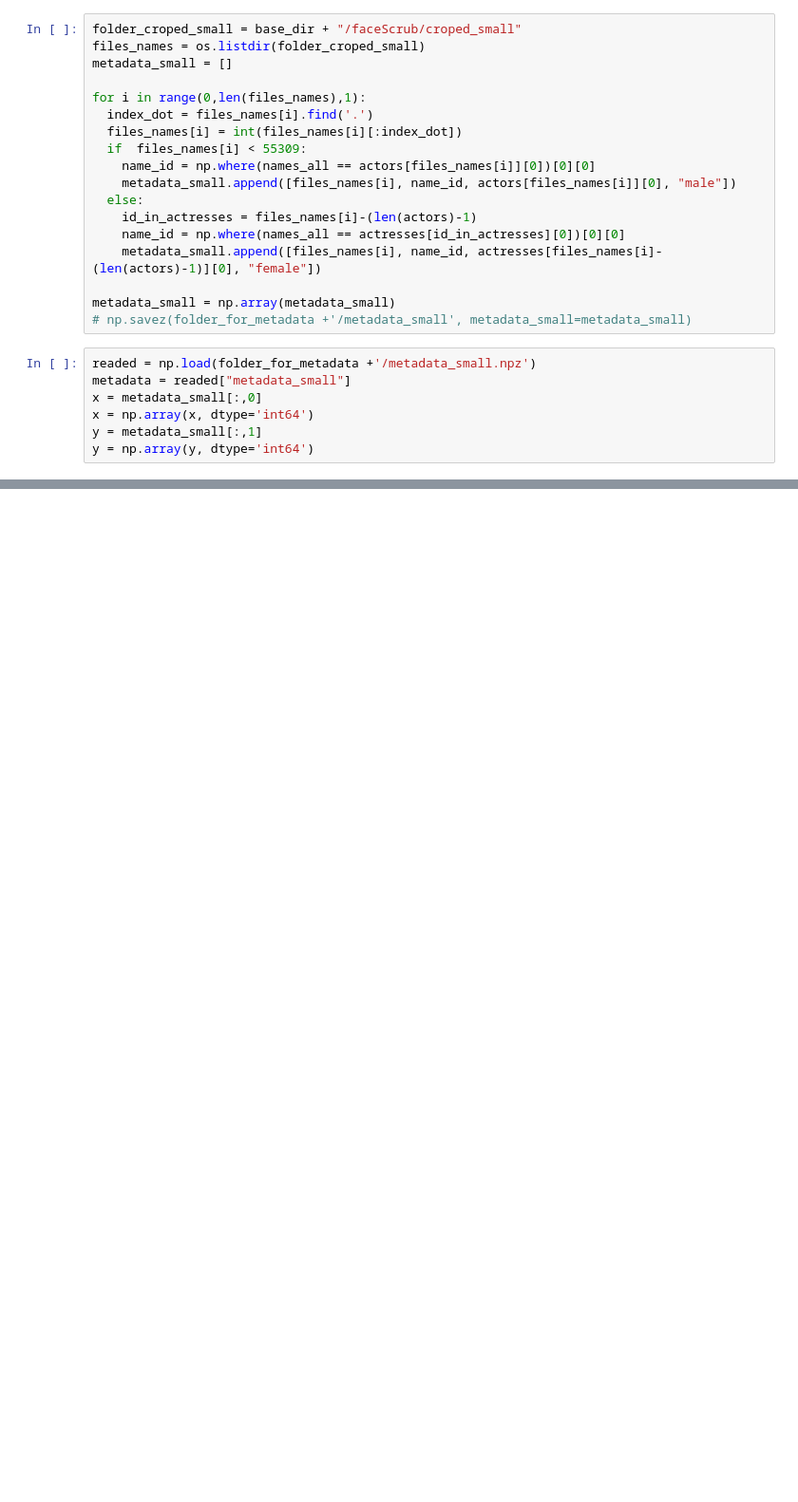
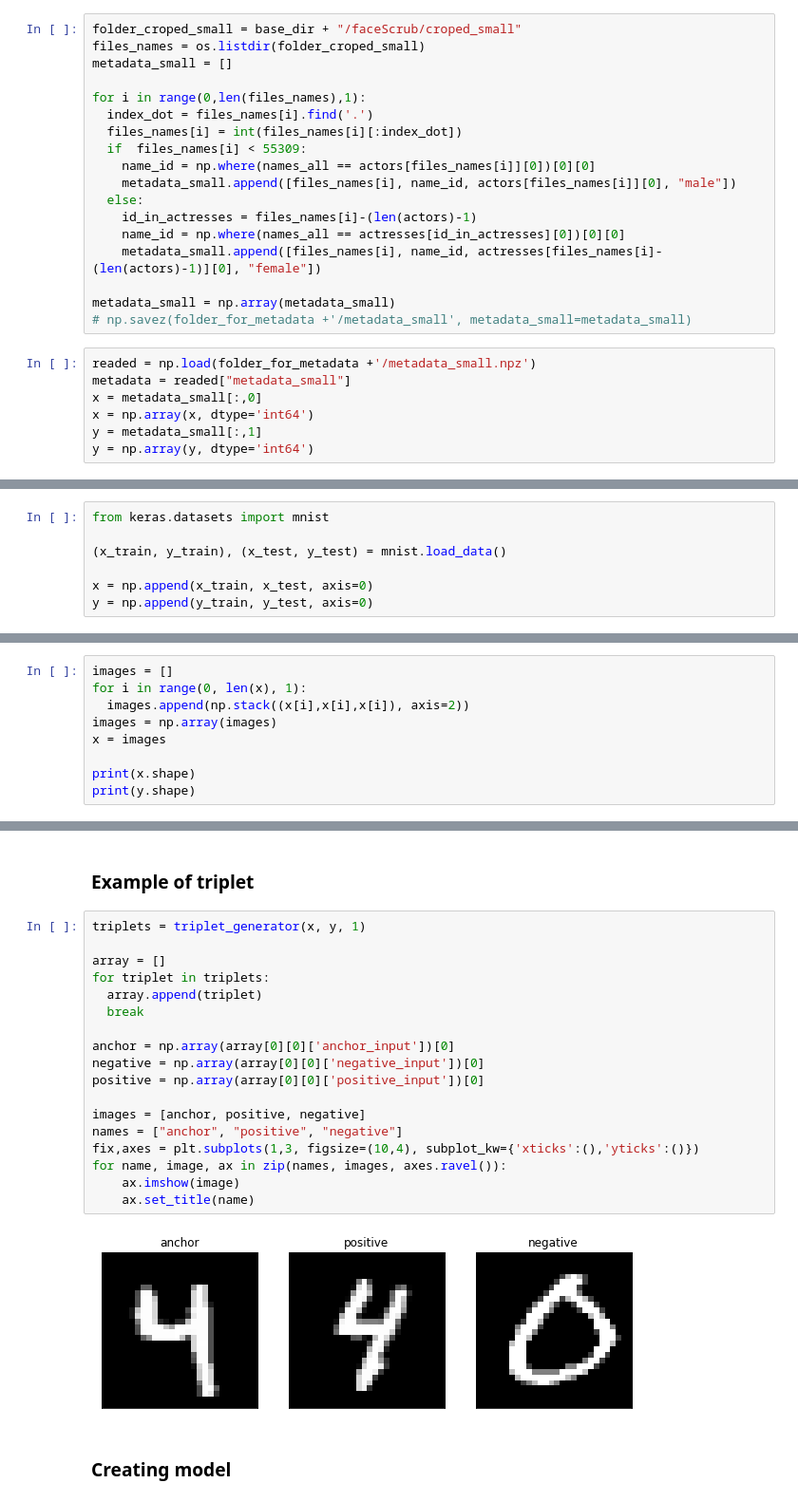
Before and after one commit to ArtemAvanesov/Face-recognition, a Jupyter notebook: face_recognition.ipynb, the cells around one changed output, grey strips where cells are left out. Shown at 95% size. Saved outputs shown, nothing was run; the diff lists cells and outputs as text; blank space fills up the shorter version.

```diff
--- a/face_recognition.ipynb
+++ b/face_recognition.ipynb
@@ -762,0 +789,7 @@ for i in range(0, 10, 1):
+# %%
+from keras.datasets import mnist
+
+(x_train, y_train), (x_test, y_test) = mnist.load_data()
+
+x = np.append(x_train, x_test, axis=0)
+y = np.append(y_train, y_test, axis=0)
@@ -762,0 +798,9 @@ for i in range(0, 10, 1):
+# %%
+images = []
+for i in range(0, len(x), 1):
+  images.append(np.stack((x[i],x[i],x[i]), axis=2))
+images = np.array(images)
+x = images
+
+print(x.shape)
+print(y.shape)
@@ -762,0 +861,24 @@ for i in range(0, 10, 1):
+# %% [markdown]
+### Example of triplet
+# %%
+triplets = triplet_generator(x, y, 1)
+
+array = []
+for triplet in triplets:
+  array.append(triplet)
+  break
+
+anchor = np.array(array[0][0]['anchor_input'])[0]
+negative = np.array(array[0][0]['negative_input'])[0]
+positive = np.array(array[0][0]['positive_input'])[0]
+
+images = [anchor, positive, negative]
+names = ["anchor", "positive", "negative"]
+fix,axes = plt.subplots(1,3, figsize=(10,4), subplot_kw={'xticks':(),'yticks':()})
+for name, image, ax in zip(names, images, axes.ravel()):
+    ax.imshow(image)
+    ax.set_title(name)
+# %% [output]
+[figure, added]
+# %% [markdown]
+### Creating model
```
Also changed, not shown: parts of 45 cells of this notebook.
